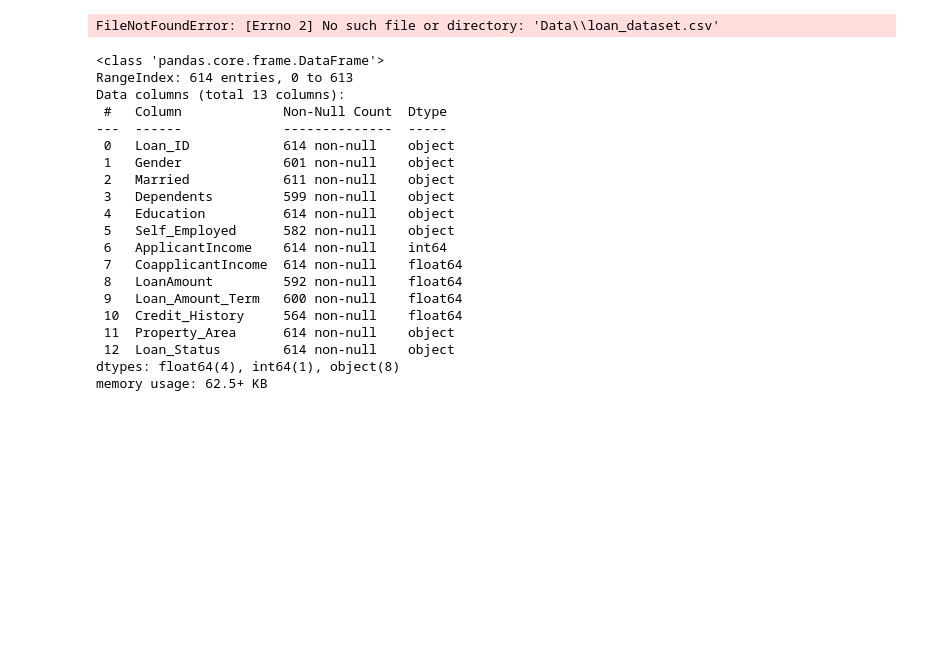
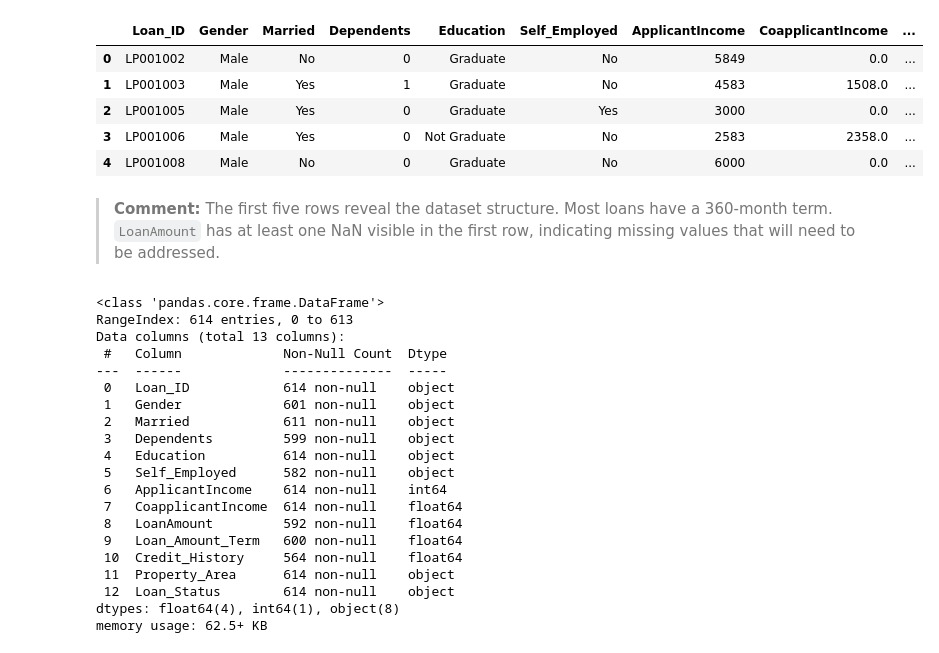
Before and after one commit to Edwinkorir38/Loan-Repayment-Prediction-ML, a Jupyter notebook: notebooks/loan_repayment.ipynb, the cells around one changed output. Saved outputs shown, nothing was run; the diff lists cells and outputs as text; code cells hidden in the pictures; blank space fills up the shorter version.

```diff
--- a/notebooks/loan_repayment.ipynb
+++ b/notebooks/loan_repayment.ipynb
@@ -26,8 +71,15 @@ from sklearn.metrics import roc_curve, roc_auc_score
 # %%
-df = pd.read_csv("Data\loan_dataset.csv")
+df = pd.read_csv("../Data/loan_dataset.csv")
 df.head()
 # %% [output]
-FileNotFoundError: [Errno 2] No such file or directory: 'Data\\loan_dataset.csv'
+|  | Loan_ID | Gender | Married | Dependents | Education | Self_Employed | ApplicantIncome | CoapplicantIncome | ... |
+| 0 | LP001002 | Male | No | 0 | Graduate | No | 5849 | 0.0 | ... |
+| 1 | LP001003 | Male | Yes | 1 | Graduate | No | 4583 | 1508.0 | ... |
+| 2 | LP001005 | Male | Yes | 0 | Graduate | Yes | 3000 | 0.0 | ... |
+| 3 | LP001006 | Male | Yes | 0 | Not Graduate | No | 2583 | 2358.0 | ... |
+| 4 | LP001008 | Male | No | 0 | Graduate | No | 6000 | 0.0 | ... |
+# %% [markdown]
+> **Comment:** The first five rows reveal the dataset structure. Most loans have a 360-month term. `LoanAmount` has at least one NaN visible in the first row, indicating missing values that will need to be addressed.
 # %%
 df.info()
 # %% [output]
```
Also changed, not shown: parts of 83 cells of this notebook, 1 other file.
